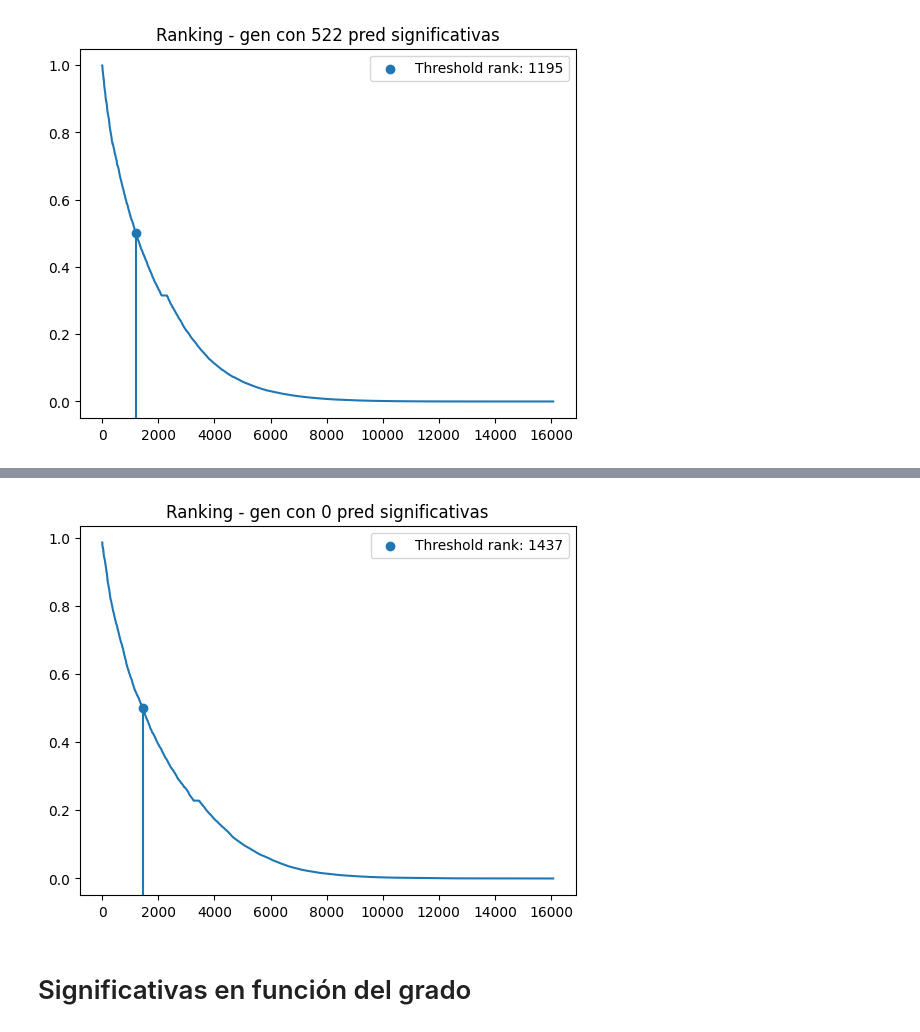
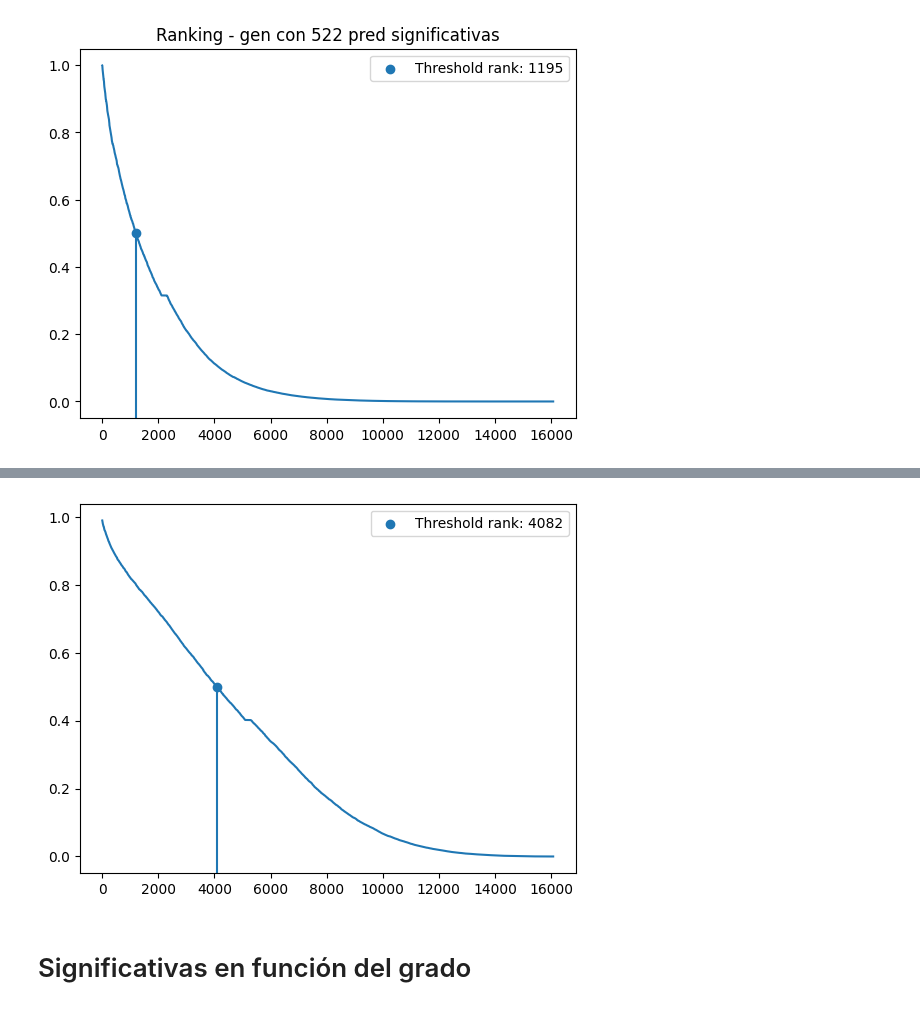
Before and after one commit to ingridheuer/gcnn_gdas, a Jupyter notebook: exploration/notebooks/model_eval/model_rankings.ipynb, the cells around one changed output, grey strips where cells are left out. Drawn from its saved outputs; the diff is of its cells as text; code cells hidden in the pictures.

```diff
--- a/exploration/notebooks/model_eval/model_rankings.ipynb
+++ b/exploration/notebooks/model_eval/model_rankings.ipynb
@@ -309,18 +361,19 @@ plt.show()
 # %%
-index = gene_results[gene_results.num_sig == 0].sample(1).index[0]
+# index = gene_results[gene_results.num_sig == 0].sample(1).index[0]
+index = 3958
 scores = predictor.prioritize_one_vs_all(index)
 tensor = scores[1]
 threshold_x = np.where(tensor  < 0.5)[0][0]
 
 plt.figure()
 plt.plot(range(len(tensor)),tensor)
 plt.axvline(threshold_x, ymax=0.5)
 plt.scatter(threshold_x,0.5,label=f"Threshold rank: {threshold_x}")
-plt.title(f"Ranking - gen con {gene_results.loc[index].num_sig.astype(int)} pred significativas")
+# plt.title(f"Ranking - gen con {gene_results.loc[index]["num_significativos"].astype(int)} pred significativas")
 plt.legend()
 plt.show()
 # %% [output]
-[figure, old version]
+[figure, new version]
 # %% [markdown]
 # Significativas en función del grado
 # %%
```
Also changed, not shown: parts of 12 cells of this notebook, 4 other files.
